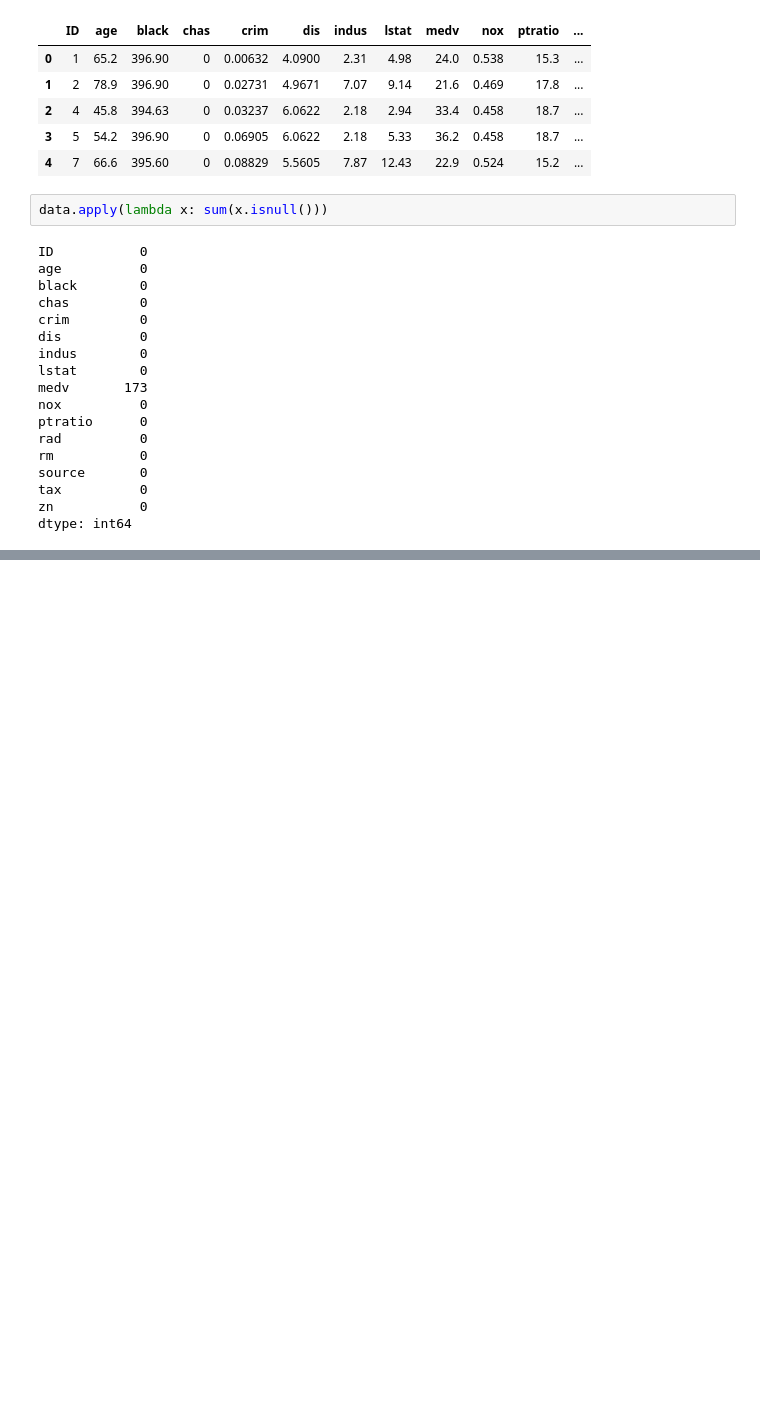
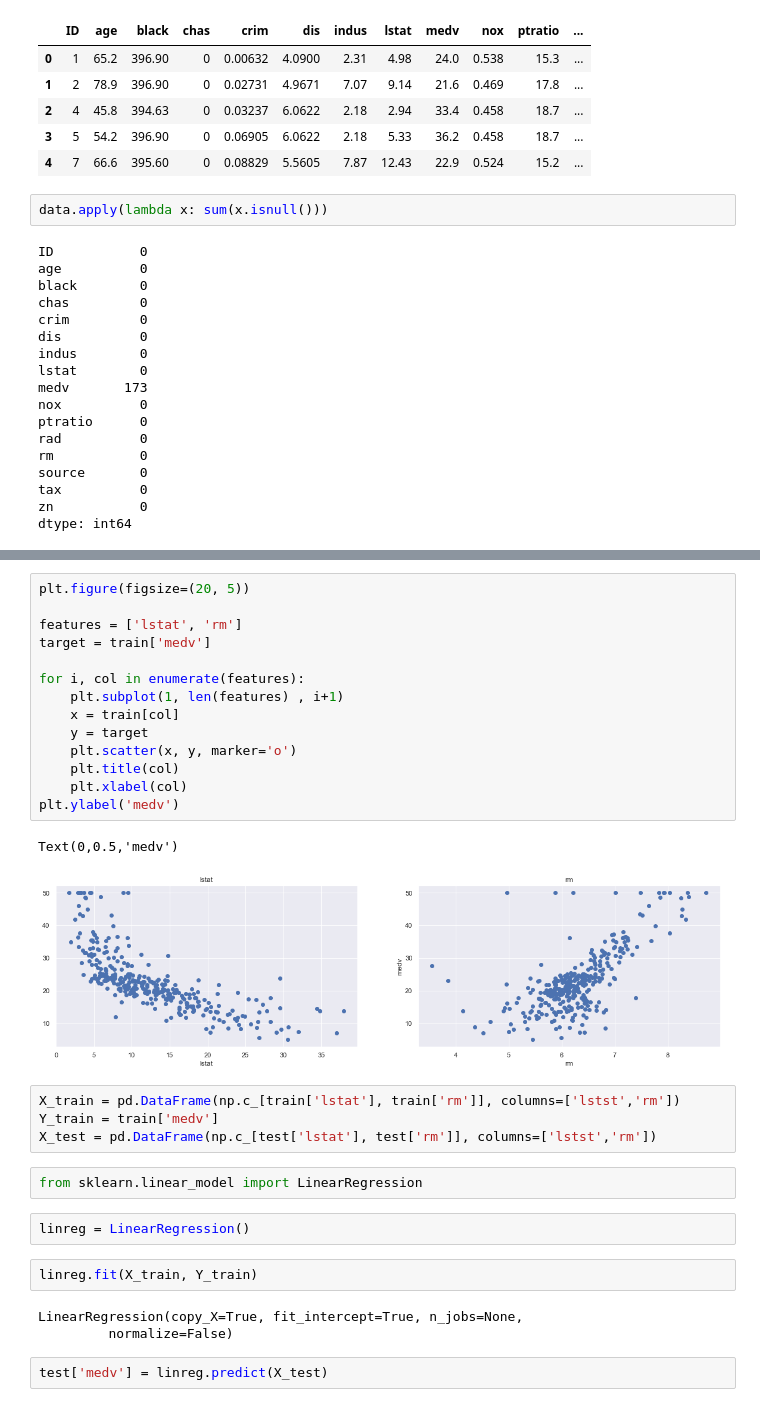
Before and after one commit to Prathamesh99/Kaggle-datasets, a Jupyter notebook: Boston housing data/Boston housing data.ipynb, the cells around one changed output, grey strips where cells are left out. Cells and saved outputs as stored; diff of their text form; blank space fills up the shorter version.

Commit message:
Prediction

```diff
--- a/Boston housing data/Boston housing data.ipynb
+++ b/Boston housing data/Boston housing data.ipynb
@@ -50,0 +97,32 @@ dtype: int64
+# %%
+plt.figure(figsize=(20, 5))
+
+features = ['lstat', 'rm']
+target = train['medv']
+
+for i, col in enumerate(features):
+    plt.subplot(1, len(features) , i+1)
+    x = train[col]
+    y = target
+    plt.scatter(x, y, marker='o')
+    plt.title(col)
+    plt.xlabel(col)
+plt.ylabel('medv')
+# %% [output]
+Text(0,0.5,'medv')
+[figure, added]
+# %%
+X_train = pd.DataFrame(np.c_[train['lstat'], train['rm']], columns=['lstst','rm'])
+Y_train = train['medv']
+X_test = pd.DataFrame(np.c_[test['lstat'], test['rm']], columns=['lstst','rm'])
+# %%
+from sklearn.linear_model import LinearRegression
+# %%
+linreg = LinearRegression()
+# %%
+linreg.fit(X_train, Y_train)
+# %% [output]
+LinearRegression(copy_X=True, fit_intercept=True, n_jobs=None,
+         normalize=False)
+# %%
+test['medv'] = linreg.predict(X_test)
```
Also changed, not shown: parts of 8 cells of this notebook.
